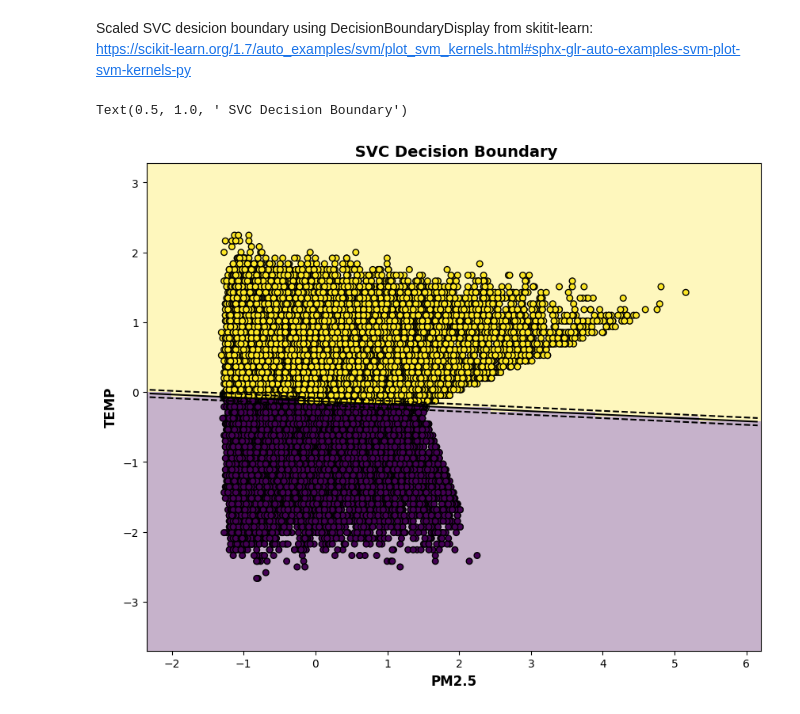
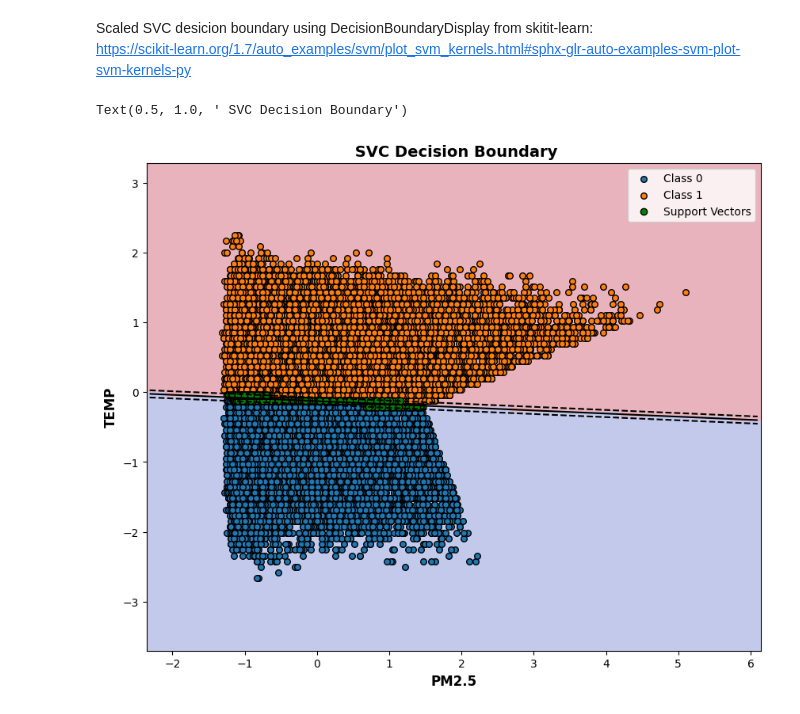
Before and after one commit to AntonVasal/MTDA, a Jupyter notebook: Lab3/task3.ipynb, the cells around one changed output. Cells and saved outputs as stored; diff of their text form; code cells hidden in the pictures.

Commit message:
change style of SVC boundary created with DecisionBoundaryDisplay; add legend

```diff
--- a/Lab3/task3.ipynb
+++ b/Lab3/task3.ipynb
@@ -189,34 +189,43 @@ https://scikit-learn.org/1.7/auto_examples/svm/plot_svm_kernels.html#sphx-glr-au
 # %%
 _, ax = plt.subplots(figsize=(10, 8))
 
 common_params = {"estimator": model, "X": x_train_scaled, "ax": ax}
 DecisionBoundaryDisplay.from_estimator(
     **common_params,
     response_method="predict",
     plot_method="pcolormesh",
     alpha=0.3,
+    cmap=plt.cm.coolwarm
 )
 DecisionBoundaryDisplay.from_estimator(
     **common_params,
     response_method="decision_function",
     plot_method="contour",
     levels=[-1, 0, 1],
     colors=["k", "k", "k"],
     linestyles=["--", "-", "--"],
 )
 
+for cls in np.unique(y_train):
+    ax.scatter(
+        x_train_scaled[y_train == cls, 0],
+        x_train_scaled[y_train == cls, 1],
+        s=30,
+        edgecolors="k",
+        label=f"Class {cls}"
+    )
 ax.scatter(
     model.support_vectors_[:, 0],
     model.support_vectors_[:, 1],
-    s=150,
-    facecolors="none",
+    facecolors="green",
     edgecolors="k",
+    s=50,
+    label="Support Vectors"
 )
-
-ax.scatter(x_train_scaled[:, 0], x_train_scaled[:, 1], c=y_train, s=30, edgecolors="k")
+ax.legend()
 ax.set_xlabel('PM2.5', fontweight="bold", fontsize=12)
 ax.set_ylabel('TEMP', fontweight="bold", fontsize=12)
 ax.set_title(f" SVC Decision Boundary", fontweight="bold", fontsize=14)
 # %% [output]
 Text(0.5, 1.0, ' SVC Decision Boundary')
-[figure, old version]
+[figure, new version]
```
